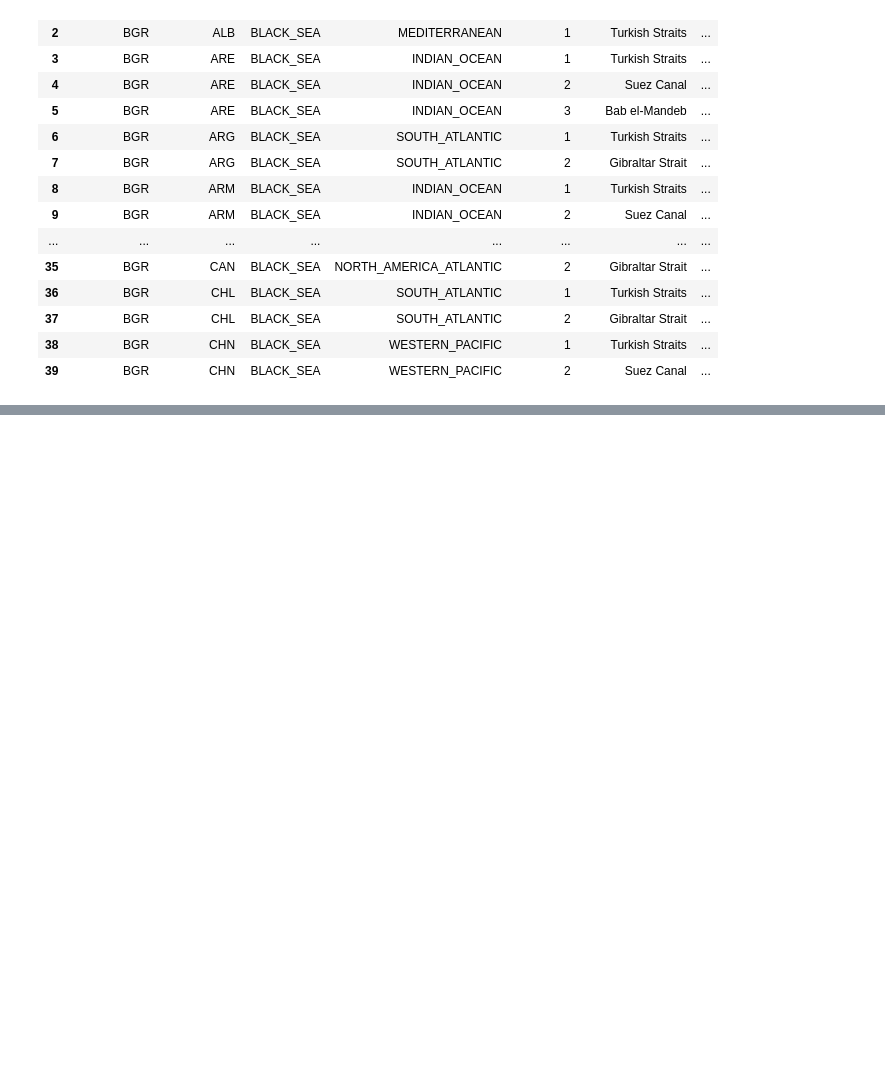
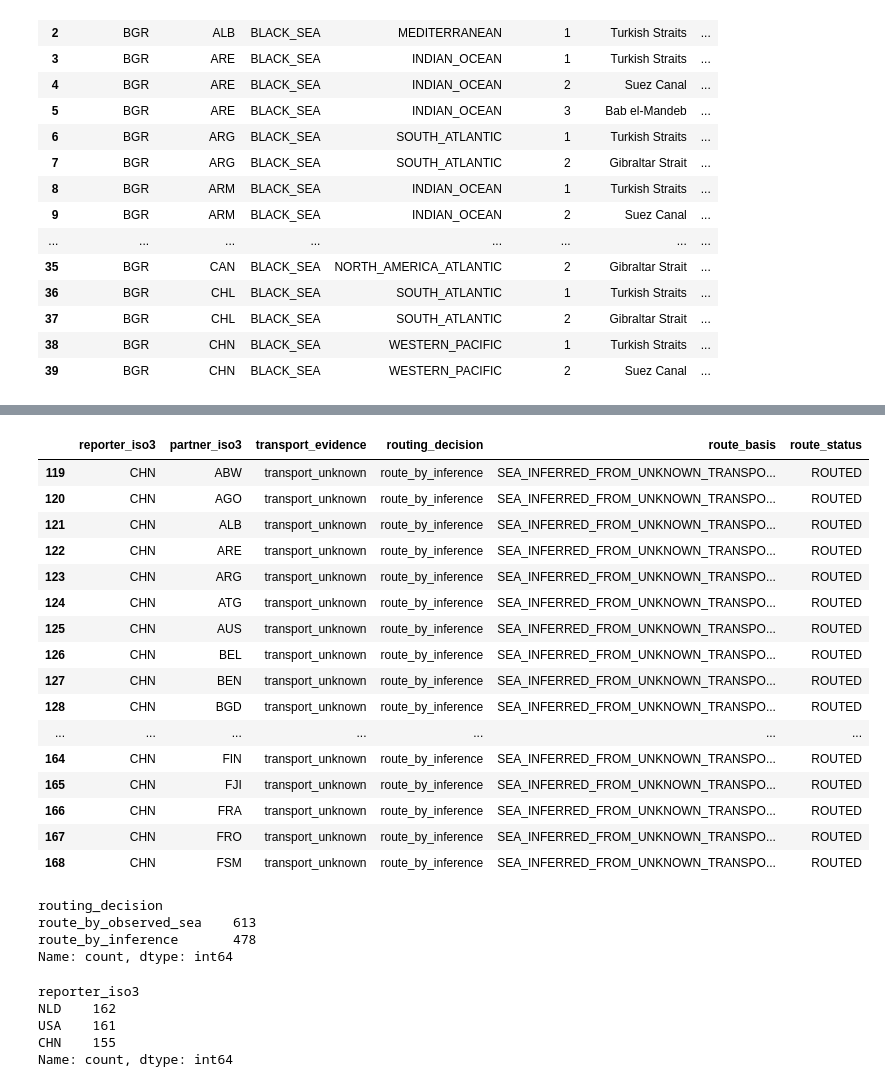
Before and after one commit to 2moonyo/global-trade-intelligence-pipeline, a Jupyter notebook: notebooks/comtrade/05_comtrade_silver_enrichment_scenario_graph_routing_v3.ipynb, the cells around one changed output, grey strips where cells are left out. Cells and saved outputs as stored; diff of their text form; code cells hidden in the pictures; blank space fills up the shorter version.

```diff
--- a/notebooks/comtrade/05_comtrade_silver_enrichment_scenario_graph_routing_v3.ipynb
+++ b/notebooks/comtrade/05_comtrade_silver_enrichment_scenario_graph_routing_v3.ipynb
@@ -1746,3 +1883,40 @@ else:
         folium.PolyLine(coords_latlon, color=color, weight=2, opacity=0.75, popup=popup).add_to(route_map)
 
     route_map
+# %%
+dim_trade_routes_new.query("reporter_iso3 in ['CHN', 'USA', 'FRA']")[
+    ["reporter_iso3", "partner_iso3", "transport_evidence", "routing_decision", "route_basis", "route_status"]
+].head(50)
+# %% [output]
+|  | reporter_iso3 | partner_iso3 | transport_evidence | routing_decision | route_basis | route_status |
+| 119 | CHN | ABW | transport_unknown | route_by_inference | SEA_INFERRED_FROM_UNKNOWN_TRANSPO... | ROUTED |
+| 120 | CHN | AGO | transport_unknown | route_by_inference | SEA_INFERRED_FROM_UNKNOWN_TRANSPO... | ROUTED |
+| 121 | CHN | ALB | transport_unknown | route_by_inference | SEA_INFERRED_FROM_UNKNOWN_TRANSPO... | ROUTED |
+| 122 | CHN | ARE | transport_unknown | route_by_inference | SEA_INFERRED_FROM_UNKNOWN_TRANSPO... | ROUTED |
+| 123 | CHN | ARG | transport_unknown | route_by_inference | SEA_INFERRED_FROM_UNKNOWN_TRANSPO... | ROUTED |
+| 124 | CHN | ATG | transport_unknown | route_by_inference | SEA_INFERRED_FROM_UNKNOWN_TRANSPO... | ROUTED |
+| 125 | CHN | AUS | transport_unknown | route_by_inference | SEA_INFERRED_FROM_UNKNOWN_TRANSPO... | ROUTED |
+| 126 | CHN | BEL | transport_unknown | route_by_inference | SEA_INFERRED_FROM_UNKNOWN_TRANSPO... | ROUTED |
+| 127 | CHN | BEN | transport_unknown | route_by_inference | SEA_INFERRED_FROM_UNKNOWN_TRANSPO... | ROUTED |
+| 128 | CHN | BGD | transport_unknown | route_by_inference | SEA_INFERRED_FROM_UNKNOWN_TRANSPO... | ROUTED |
+| ... | ... | ... | ... | ... | ... | ... |
+| 164 | CHN | FIN | transport_unknown | route_by_inference | SEA_INFERRED_FROM_UNKNOWN_TRANSPO... | ROUTED |
+| 165 | CHN | FJI | transport_unknown | route_by_inference | SEA_INFERRED_FROM_UNKNOWN_TRANSPO... | ROUTED |
+| 166 | CHN | FRA | transport_unknown | route_by_inference | SEA_INFERRED_FROM_UNKNOWN_TRANSPO... | ROUTED |
+| 167 | CHN | FRO | transport_unknown | route_by_inference | SEA_INFERRED_FROM_UNKNOWN_TRANSPO... | ROUTED |
+| 168 | CHN | FSM | transport_unknown | route_by_inference | SEA_INFERRED_FROM_UNKNOWN_TRANSPO... | ROUTED |
+# %%
+dim_trade_routes_new["routing_decision"].value_counts(dropna=False)
+# %% [output]
+routing_decision
+route_by_observed_sea    613
+route_by_inference       478
+Name: count, dtype: int64
+# %%
+dim_trade_routes_new.query("routing_decision == 'route_by_inference'")["reporter_iso3"].value_counts().head(20)
+# %% [output]
+reporter_iso3
+NLD    162
+USA    161
+CHN    155
+Name: count, dtype: int64
```
Also changed, not shown: parts of 5 cells of this notebook, 20 other files.
